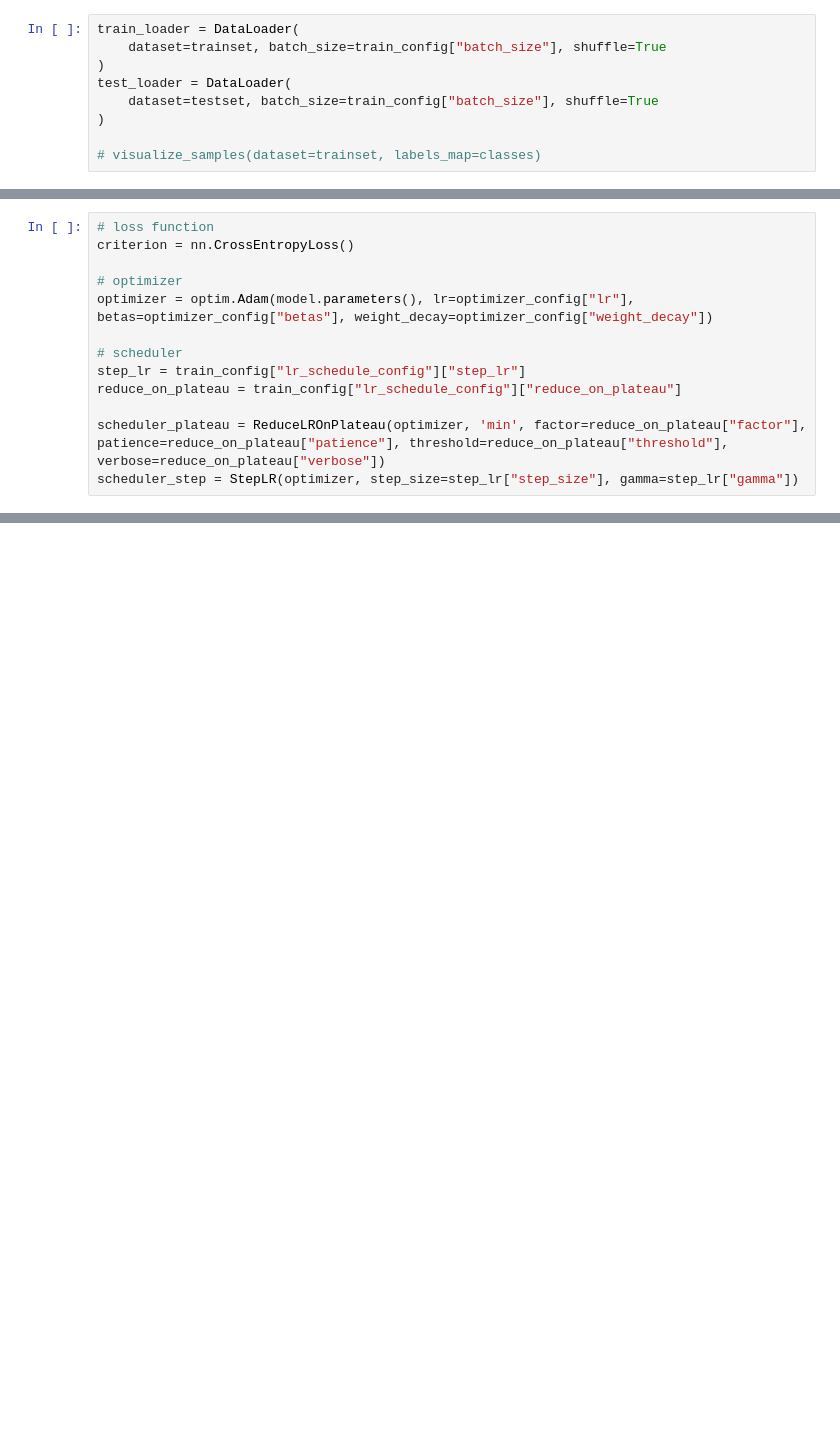
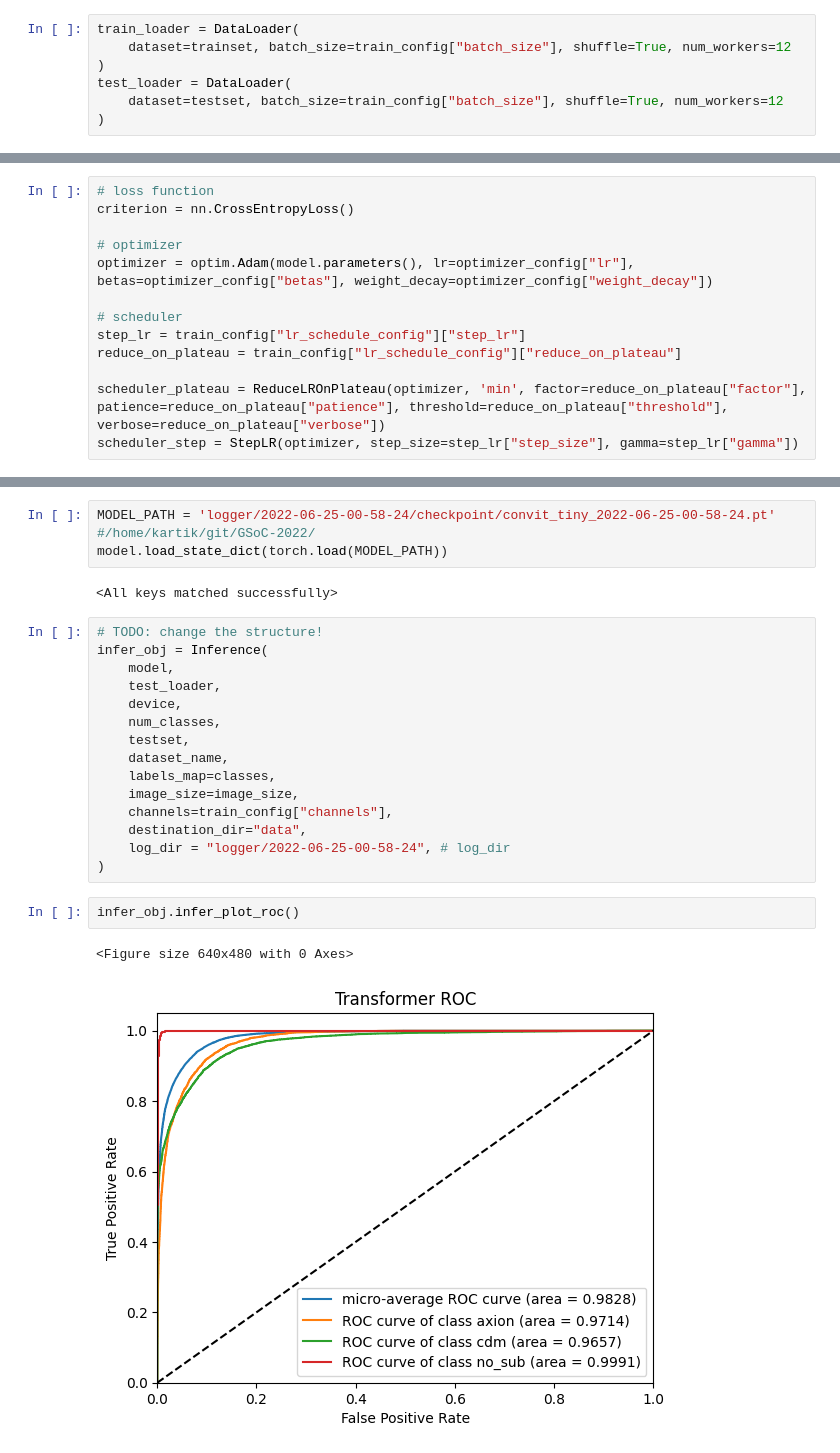
Before and after one commit to sachdevkartik/GSoC-2022, a Jupyter notebook: test_main_pretrained.ipynb, the cells around one changed output, grey strips where cells are left out. Saved outputs shown, nothing was run; the diff lists cells and outputs as text; blank space fills up the shorter version.

Commit message:
added results for cvt on model I

```diff
--- a/test_main_pretrained.ipynb
+++ b/test_main_pretrained.ipynb
@@ -92,10 +127,8 @@ PATH = os.path.join(f"{log_dir}/checkpoint", f"{network_type}_{current_time}.pt"
 Using device = cuda:0
 # %%
 train_loader = DataLoader(
-    dataset=trainset, batch_size=train_config["batch_size"], shuffle=True
+    dataset=trainset, batch_size=train_config["batch_size"], shuffle=True, num_workers=12
 )
 test_loader = DataLoader(
-    dataset=testset, batch_size=train_config["batch_size"], shuffle=True
+    dataset=testset, batch_size=train_config["batch_size"], shuffle=True, num_workers=12
 )
-
-# visualize_samples(dataset=trainset, labels_map=classes)
@@ -211,0 +229,25 @@ FileNotFoundError: [Errno 2] No such file or directory: 'logger/checkpoint/eqcvt
+# %%
+MODEL_PATH = 'logger/2022-06-25-00-58-24/checkpoint/convit_tiny_2022-06-25-00-58-24.pt' #/home/kartik/git/GSoC-2022/
+model.load_state_dict(torch.load(MODEL_PATH))
+# %% [output]
+<All keys matched successfully>
+# %%
+# TODO: change the structure!
+infer_obj = Inference(
+    model,
+    test_loader,
+    device,
+    num_classes,
+    testset,
+    dataset_name,
+    labels_map=classes,
+    image_size=image_size,
+    channels=train_config["channels"],
+    destination_dir="data",
+    log_dir = "logger/2022-06-25-00-58-24", # log_dir
+)
+# %%
+infer_obj.infer_plot_roc()
+# %% [output]
+<Figure size 640x480 with 0 Axes>
+[figure, added]
```
Also changed, not shown: parts of 22 cells of this notebook, 4 other files.
